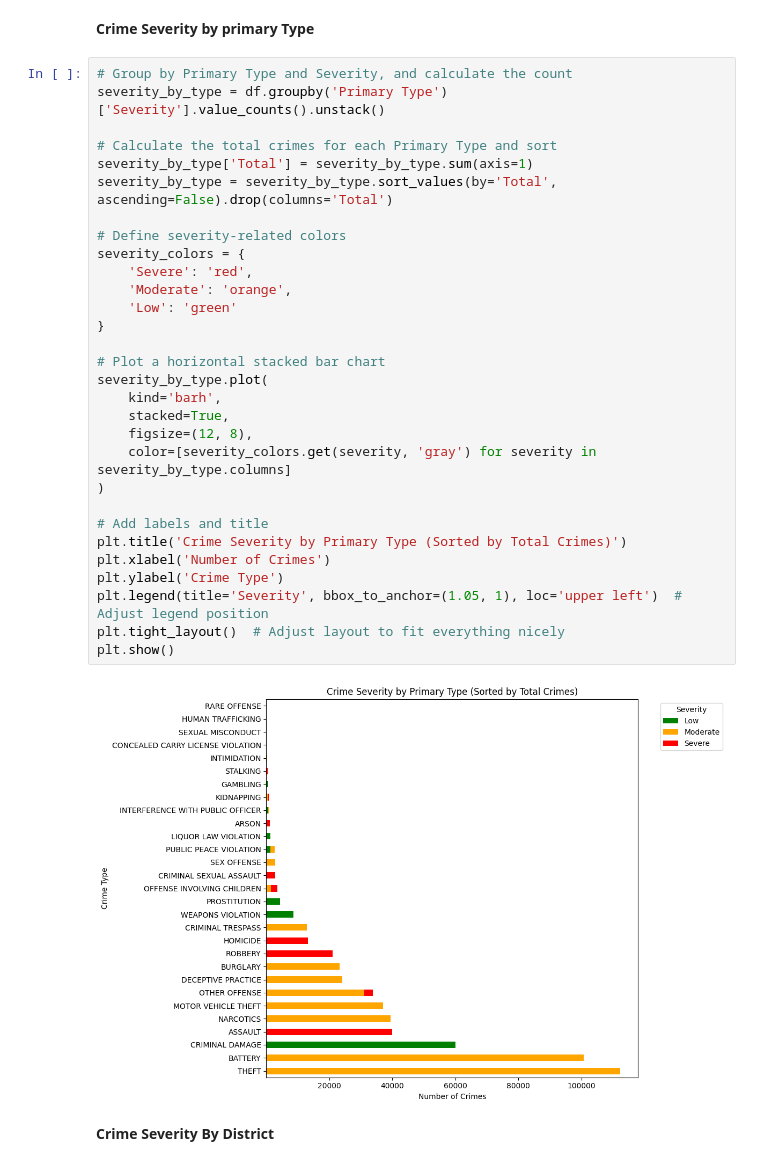
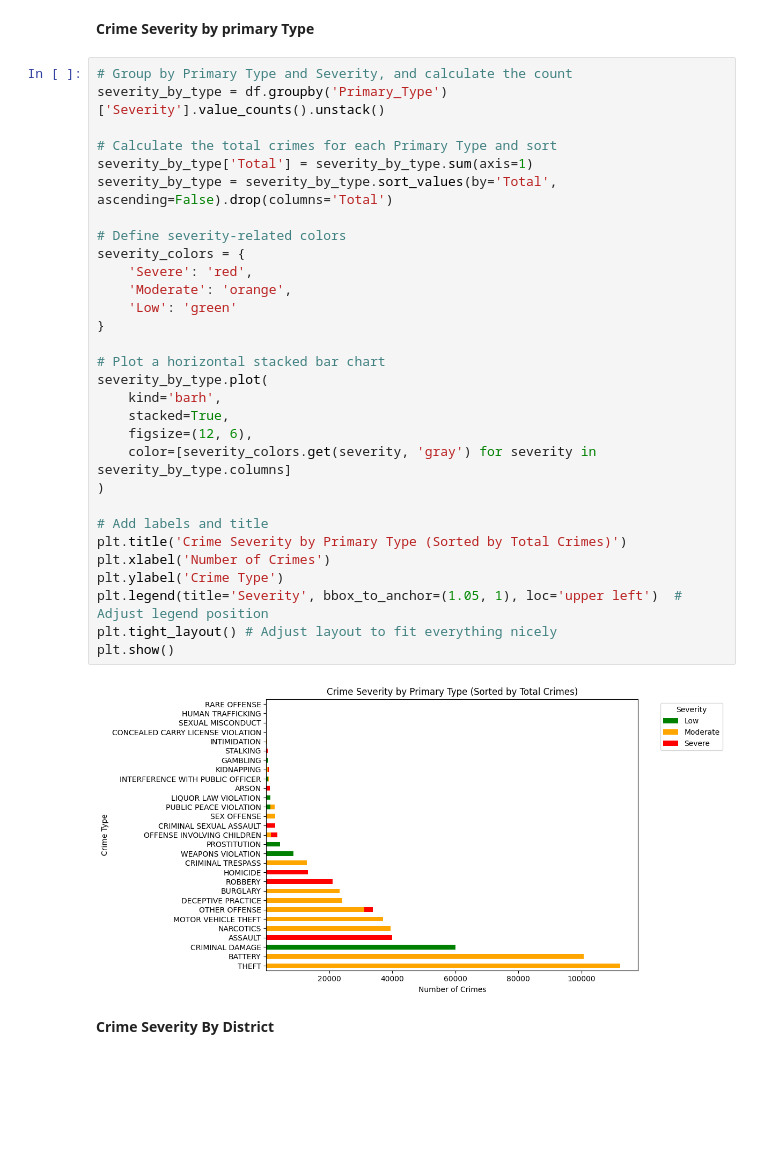
Before and after one commit to Kamalesh-Gandhi/Chicago-Crime-Analyzer, a Jupyter notebook: EDA_Chicago_Crime_Analyzer.ipynb, the cells around one changed output. Saved outputs shown, nothing was run; the diff lists cells and outputs as text; blank space fills up the shorter version.

```diff
--- a/EDA_Chicago_Crime_Analyzer.ipynb
+++ b/EDA_Chicago_Crime_Analyzer.ipynb
@@ -181,36 +229,36 @@ plt.show()
 **Crime Severity by primary Type**
 # %%
 # Group by Primary Type and Severity, and calculate the count
-severity_by_type = df.groupby('Primary Type')['Severity'].value_counts().unstack()
+severity_by_type = df.groupby('Primary_Type')['Severity'].value_counts().unstack()
 
 # Calculate the total crimes for each Primary Type and sort
 severity_by_type['Total'] = severity_by_type.sum(axis=1)
 severity_by_type = severity_by_type.sort_values(by='Total', ascending=False).drop(columns='Total')
 
 # Define severity-related colors
 severity_colors = {
     'Severe': 'red',
     'Moderate': 'orange',
     'Low': 'green'
 }
 
 # Plot a horizontal stacked bar chart
 severity_by_type.plot(
     kind='barh',
     stacked=True,
-    figsize=(12, 8),
+    figsize=(12, 6),
     color=[severity_colors.get(severity, 'gray') for severity in severity_by_type.columns]
 )
 
 # Add labels and title
 plt.title('Crime Severity by Primary Type (Sorted by Total Crimes)')
 plt.xlabel('Number of Crimes')
 plt.ylabel('Crime Type')
 plt.legend(title='Severity', bbox_to_anchor=(1.05, 1), loc='upper left')  # Adjust legend position
-plt.tight_layout()  # Adjust layout to fit everything nicely
+plt.tight_layout() # Adjust layout to fit everything nicely
 plt.show()
 # %% [output]
-[figure, old version]
+[figure, new version]
 # %% [markdown]
 **Crime Severity By District**
 # %%
```
Also changed, not shown: parts of 5 cells of this notebook, 21 other files.
